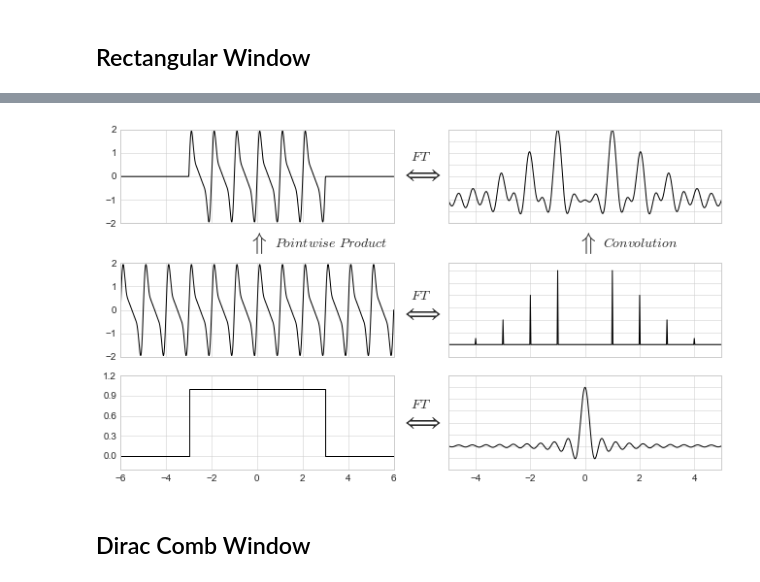
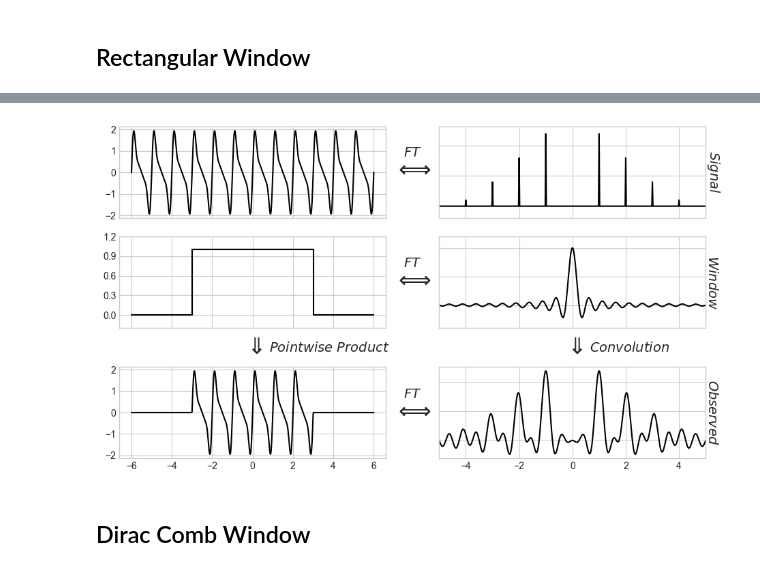
Before and after one commit to jakevdp/PracticalLombScargle, a Jupyter notebook: figures/WindowFunctions.ipynb, the cells around one changed output, grey strips where cells are left out. Saved outputs shown, nothing was run; the diff lists cells and outputs as text; code cells hidden in the pictures.

Commit message:
Rework window function figures

```diff
--- a/figures/WindowFunctions.ipynb
+++ b/figures/WindowFunctions.ipynb
@@ -46,25 +46,30 @@ def rectangular_func(width, height=None, center=0, xmin=None, xmax=None):
 # %%
 def FT_plotgrid(sharex='col', sharey='col'):
     fig, ax = plt.subplots(3, 2, figsize=(10, 6), sharex=sharex, sharey=sharey)
-    fig.subplots_adjust(left=0.09, bottom=0.09, right=0.95, top=0.85)
-    for axi in ax[0]:
+    fig.subplots_adjust(left=0.09, bottom=0.14, right=0.95, top=0.9)
+    for axi in ax[2]:
         left, bottom, width, height = axi.get_position().bounds
-        axi.set_position([left, bottom + 0.05, width, height])
+        axi.set_position([left, bottom - 0.05, width, height])
 
     for axi in ax[:, 1]:
         axi.yaxis.set_major_formatter(plt.NullFormatter())
 
+    for axi, title in zip(ax[:, 1], ['$Signal$', '$Window$', '$Observed$']):
+        axi.text(1, 0.5, title, transform=axi.transAxes, rotation=-90, ha='left', va='center', fontsize=14)
+
     for xcoord, text in zip([0.77, 0.30], ['$Convolution$', '$Pointwise\ Product$']):
-        fig.text(xcoord, 0.63, r'$\Uparrow$',
+        fig.text(xcoord, 0.36, r'$\Downarrow$',
                  size=24, ha='right', va='center')
-        fig.text(xcoord + 0.01, 0.63, text,
+        fig.text(xcoord + 0.01, 0.36, text,
                  size=14, ha='left', va='center')
 
 
-    for ycoord in [0.23, 0.49, 0.82]:
+    for ycoord in [0.23, 0.55, 0.82]:
         fig.text(0.52, ycoord, "$FT$",
                  size=14, ha='center', va='bottom')
         fig.text(0.52, ycoord, r'$\Longleftrightarrow$',
                  size=24, ha='center', va='top')
 
     return fig, ax
+
+FT_plotgrid();
@@ -75,47 +82,47 @@ fig, ax = FT_plotgrid(sharey=False)
 x = np.linspace(-6, 6, 1000)
 
 amplitudes = np.array([1.2, 0.8, 0.4, 0.1])
 frequencies = np.array([1, 2, 3, 4])
 
 y = amplitudes @ np.sin(2 * np.pi * frequencies[:, None] * x)
 
 yw = y.copy()
 yw[abs(x) > 3] = 0
 
 f = np.linspace(-5, 5, 1000)
 y_f = amplitudes @ (np.sinc(4 * (f - frequencies[:, None]))
                     + np.sinc(4 * (f + frequencies[:, None])))
 
 f_delta, y_delta = delta_funcs(np.concatenate([-frequencies, frequencies]),
                                np.concatenate([amplitudes, amplitudes]))
 
-# Upper left panel: The windowed function
-ax[0, 0].plot(x, yw, '-k')
+# Lower left panel: The windowed function
+ax[2, 0].plot(x, yw, '-k')
 for axi in ax[:, 0]:
     axi.yaxis.set_major_locator(plt.MaxNLocator(5))
 
-# Upper right panel: The Fourier Transform
-ax[0, 1].plot(f, y_f, '-k')
+# Lower right panel: The Fourier Transform
+ax[2, 1].plot(f, y_f, '-k')
 for axi in ax[:, 1]:
     axi.yaxis.set_major_formatter(plt.NullFormatter())
 
-# Lower left panels: signal and window
-ax[1, 0].plot(x, y, '-k')
-ax[2, 0].plot(*rectangular_func(6, height=1, xmin=-6, xmax=6), '-k')
-ax[2, 0].set(ylim=(-0.2, 1.2))
+# Upper left panels: signal and window
+ax[0, 0].plot(x, y, '-k')
+ax[1, 0].plot(*rectangular_func(6, height=1, xmin=-6, xmax=6), '-k')
+ax[1, 0].set(ylim=(-0.2, 1.2))
 
-# Lower right panels: signal and window transforms
-ax[1, 1].plot(f_delta, y_delta, '-k')
-ax[1, 1].set(xlim=(-5, 5),
+# Upper right panels: signal and window transforms
+ax[0, 1].plot(f_delta, y_delta, '-k')
+ax[0, 1].set(xlim=(-5, 5),
              ylim=(-0.2, max(amplitudes) * 1.1))
 
-ax[2, 1].plot(f, np.sinc(f * 4), '-k')
-ax[2, 1].set(xlim=(-5, 5),
+ax[1, 1].plot(f, np.sinc(f * 4), '-k')
+ax[1, 1].set(xlim=(-5, 5),
              ylim=(-0.4, 1.2));
 
 fig.savefig('fig06_Rectangular_Window.pdf')
 # %% [output]
-[figure, old version]
+[figure, new version]
 # %% [markdown]
 ## Dirac Comb Window
 # %%
```
Also changed, not shown: parts of 7 cells of this notebook, 5 other files.
